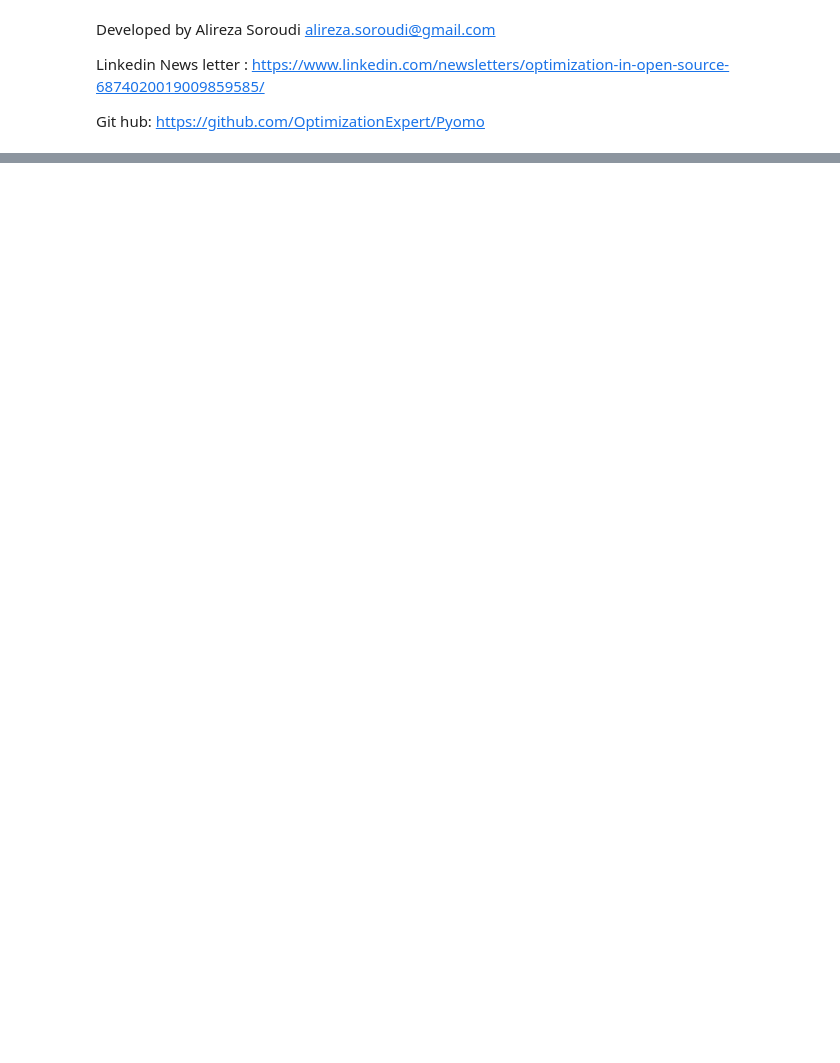
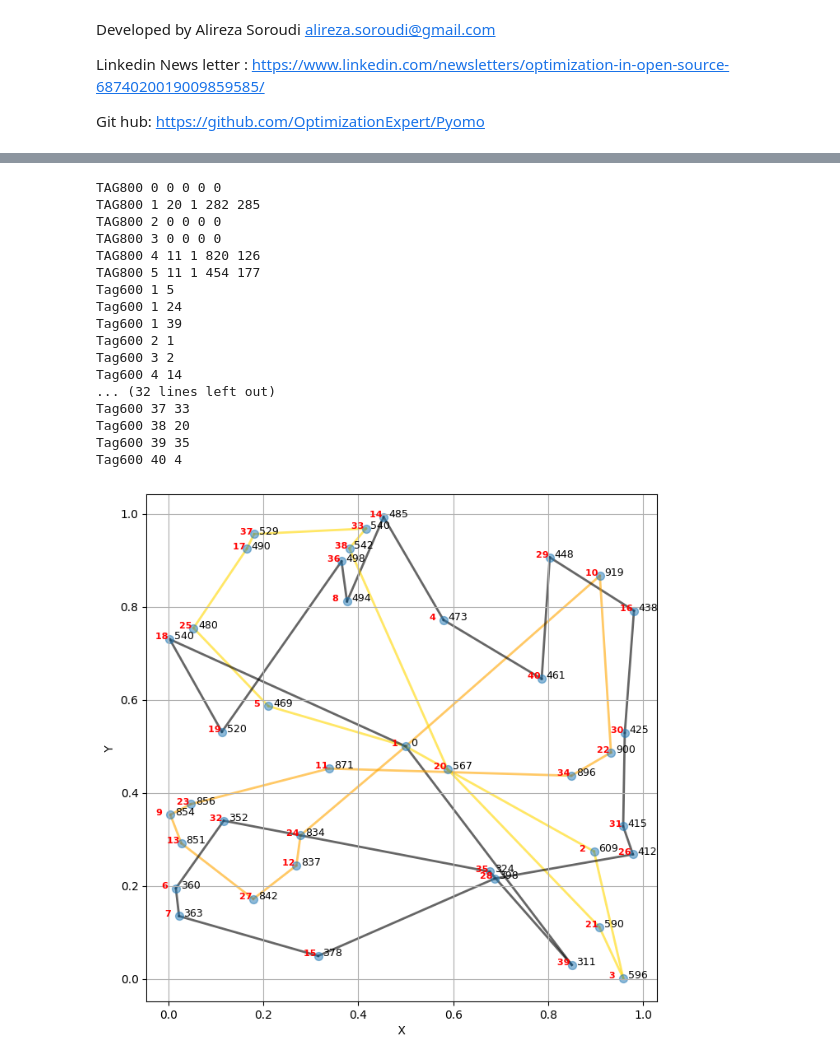
Before and after one commit to OptimizationExpert/Pyomo, a Jupyter notebook: CVRPTW_CP.ipynb, the cells around one changed output, grey strips where cells are left out. Saved outputs shown, nothing was run; the diff lists cells and outputs as text; code cells hidden in the pictures; blank space fills up the shorter version.

Commit message:
Multi window CVRP

```diff
--- a/CVRPTW_CP.ipynb
+++ b/CVRPTW_CP.ipynb
@@ -75,17 +71,21 @@ distance(1,2,data)
 
 check = sum(data[n][2] for n in nodes)
 
-KOLORS = ['r','k','b','g']
+KOLORS = ['r','k','b','g','orange','gold']
 
 
 window = {}
 
 for i in nodes:
   st = 60*random.randint(5,9)
-  L = 30*random.randint(2,5)
+  L = 30*random.randint(2,7)
   st2 = 60*random.randint(12,17)
   L2 = 30*random.randint(3,6)
   window[i]= {'w1':(st,st+L), 'w2':(st2,st2+L2)}
 
-window
+
+all_dists = [distance(n,m,data) for n in nodes for m in nodes if n>m]
+print(min(all_dists), max(all_dists))
+max_d = max(all_dists)
+max_d
 # %% [output]
@@ -213,0 +207,45 @@ TAG900 10 840
+# %%
+plt.figure(figsize=(8,8))
+X= [data[n][0] for n in nodes]
+Y= [data[n][1] for n in nodes]
+plt.scatter(X,Y,s=50, alpha =0.5)
+
+for c in cars:
+  n = sum(solver.Value(assign[i,c]) for i in nodes)
+  print("TAG800",c,n,solver.Value(used_car[c]), solver.Value(start_car[c]),solver.Value(duration_car[c]) )
+
+for i in nodes:
+  car_assigned = sum(c*solver.Value(assign[i,c]) for c in cars)
+  #print("TAG900",i,solver.Value(arrive[i]),car_assigned)
+  plt.text(data[i][0]-0.03,data[i][1],s=f"{i} " , fontsize=8, fontweight='bold',c='r')
+  plt.text(data[i][0]+0.01,data[i][1],s=str(solver.Value(arrive[i])) , fontsize=9)
+
+for (i,j,c),v in x.items():
+  if solver.value(v)>0:
+      x1,y1 = data[i][0],data[i][1]
+      x2,y2 = data[j][0],data[j][1]
+      plt.plot([x1,x2],[y1,y2], lw=2, c=KOLORS[c], alpha=0.6, zorder = -2)
+      print("Tag600",i,j)
+
+plt.xlabel(' X ')
+plt.ylabel(' Y ')
+plt.grid()
+# %% [output]
+TAG800 0 0 0 0 0
+TAG800 1 20 1 282 285
+TAG800 2 0 0 0 0
+TAG800 3 0 0 0 0
+TAG800 4 11 1 820 126
+TAG800 5 11 1 454 177
+Tag600 1 5
+Tag600 1 24
+Tag600 1 39
+Tag600 2 1
+Tag600 3 2
+Tag600 4 14
+... (32 lines left out)
+Tag600 37 33
+Tag600 38 20
+Tag600 39 35
+Tag600 40 4
+[figure, added]
```
Also changed, not shown: parts of 5 cells of this notebook.
